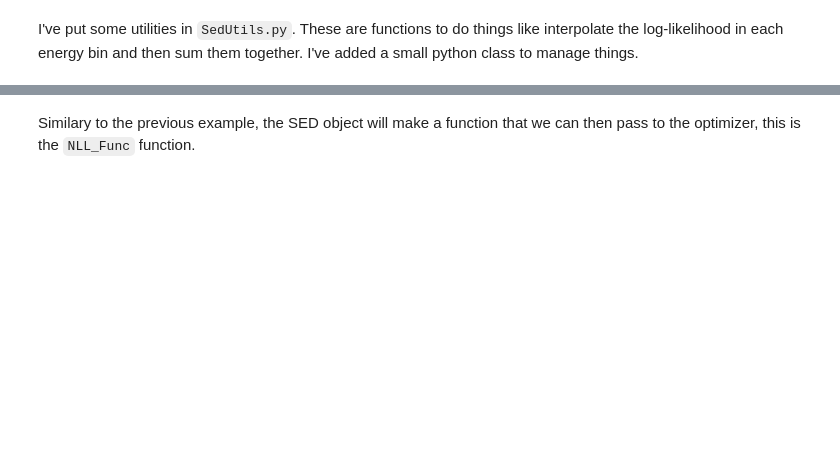
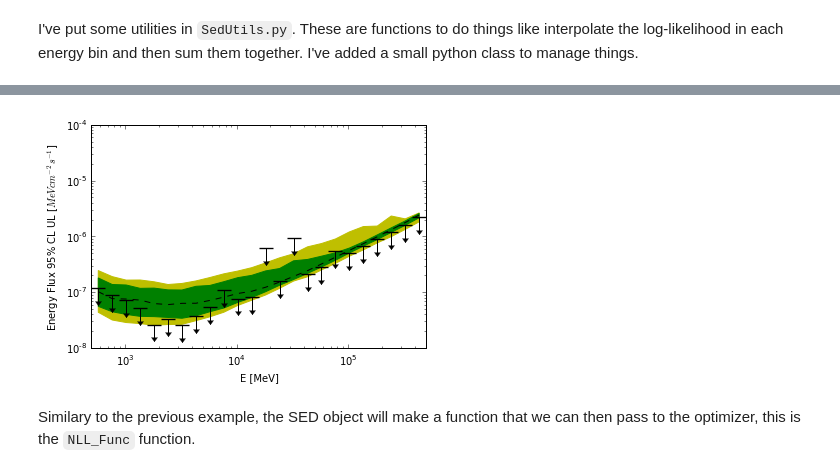
Before and after one commit to KIPAC/StatisticalMethods, a Jupyter notebook: examples/Fermi/SEDFittingExample.ipynb, the cells around one changed output, grey strips where cells are left out. Drawn from its saved outputs; the diff is of its cells as text; code cells hidden in the pictures; blank space fills up the shorter version.

```diff
--- a/examples/Fermi/SEDFittingExample.ipynb
+++ b/examples/Fermi/SEDFittingExample.ipynb
@@ -130,3 +178,10 @@ help(sed)
+# %%
+# let's get the file with the expected upper limits
+f_sed_bands = yaml.load(open("ancil/draco_sed_mc_bands.yaml"))
+# %%
+figSED2,axSED2 = SED.PlotSED(sed.energyBins,binByBinULs,f_sed_bands)
+# %% [output]
+[figure, added]
 # %% [markdown]
 Similary to the previous example, the SED object will make a function that we can then pass to the optimizer, this is the `NLL_Func` function.
 # %%
```
Also changed, not shown: parts of 22 cells of this notebook.
